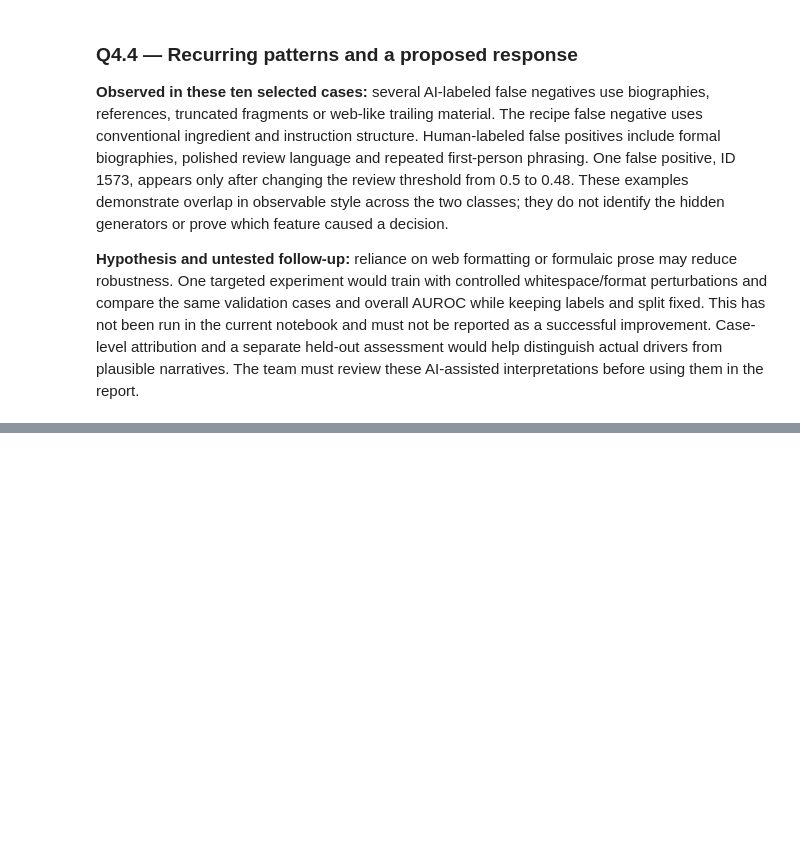
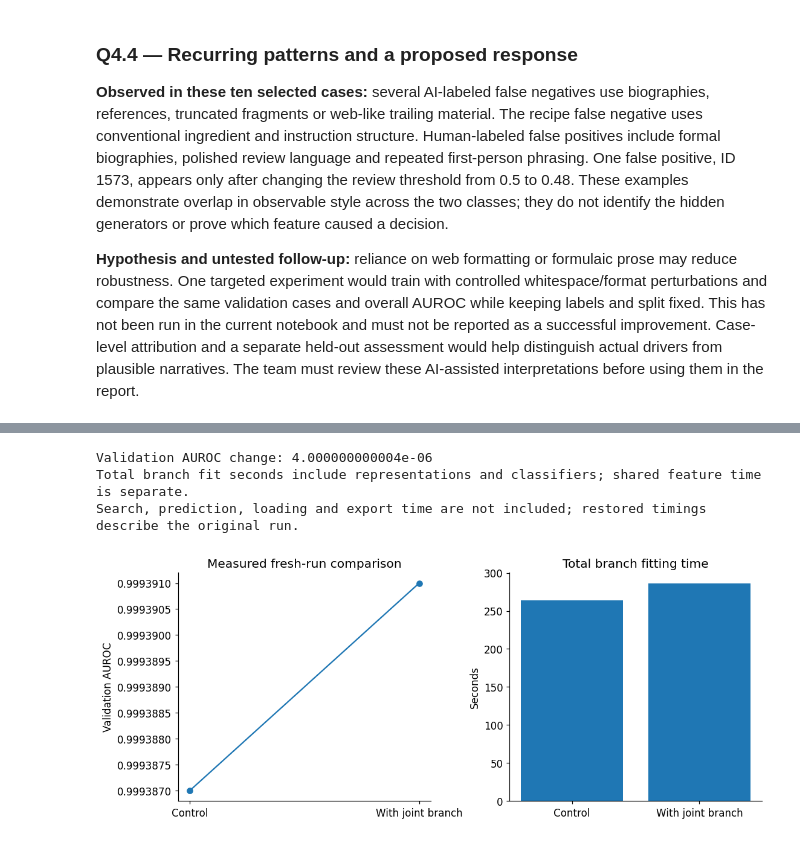
Before and after one commit to HsiangTNA/human-or-ai-submissions, a Jupyter notebook: submissions/group-number-1 /Human_or_AI_Full_Colab_Training.ipynb, the cells around one changed output, grey strips where cells are left out. Saved outputs shown, nothing was run; the diff lists cells and outputs as text; code cells hidden in the pictures; blank space fills up the shorter version.

Commit message:
Joint feature modeling and reproducible prediction

```diff
--- a/submissions/group-number-1 /Human_or_AI_Full_Colab_Training.ipynb
+++ b/submissions/group-number-1 /Human_or_AI_Full_Colab_Training.ipynb
@@ -1452,0 +1463,26 @@ Notes attach only to matching real texts. New sampled IDs require new analysis.
+# %%
+control_p = development_predictions.loc[VAL_IDS,'control'].to_numpy()
+candidate_p = development_predictions.loc[VAL_IDS,'probability'].to_numpy()
+added_seconds = float(development_timings.set_index('Branch').loc['embedding_statistics_tree','Fit seconds'])
+q5_results = pd.DataFrame([
+    {'Configuration':'Fresh control ensemble','Validation AUROC':roc_auc_score(y_val,control_p),
+     'Validation log loss':log_loss(y_val,control_p),'Additional fit seconds':0.,'Public AUROC':np.nan},
+    {'Configuration':'Control + joint vector/statistics tree','Validation AUROC':roc_auc_score(y_val,candidate_p),
+     'Validation log loss':log_loss(y_val,candidate_p),'Additional fit seconds':added_seconds,'Public AUROC':np.nan}])
+total_fit_seconds = float(development_timings['Fit seconds'].sum())
+q5_results['Total branch fit seconds'] = [total_fit_seconds-added_seconds,total_fit_seconds]
+q5_results['Shared feature compute seconds'] = float(pd.DataFrame(feature_runtime)['Recorded compute seconds'].sum())
+q5_results.to_csv(RUN_DIR/'tables/q5_comparison.csv',index=False)
+display(q5_results)
+print('Validation AUROC change:',roc_auc_score(y_val,candidate_p)-roc_auc_score(y_val,control_p))
+print('Total branch fit seconds include representations and classifiers; shared feature time is separate.')
+print('Search, prediction, loading and export time are not included; restored timings describe the original run.')
+fig,axes = plt.subplots(1,2,figsize=(10,4),constrained_layout=True)
+axes[0].plot(['Control','With joint branch'],q5_results['Validation AUROC'],'o-')
+axes[0].set(ylabel='Validation AUROC',title='Measured fresh-run comparison')
+axes[0].ticklabel_format(axis='y',style='plain',useOffset=False)
+axes[1].bar(['Control','With joint branch'],q5_results['Total branch fit seconds'])
+axes[1].set(ylabel='Seconds',title='Total branch fitting time')
+fig.savefig(RUN_DIR/'figures/q5_comparison.png',dpi=200,bbox_inches='tight')
+plt.show()
+# %% [output]
@@ -1452,0 +1492,4 @@ Notes attach only to matching real texts. New sampled IDs require new analysis.
+Validation AUROC change: 4.000000000004e-06
+Total branch fit seconds include representations and classifiers; shared feature time is separate.
+Search, prediction, loading and export time are not included; restored timings describe the original run.
+[figure, added]
```
Also changed, not shown: parts of 12 cells of this notebook.
